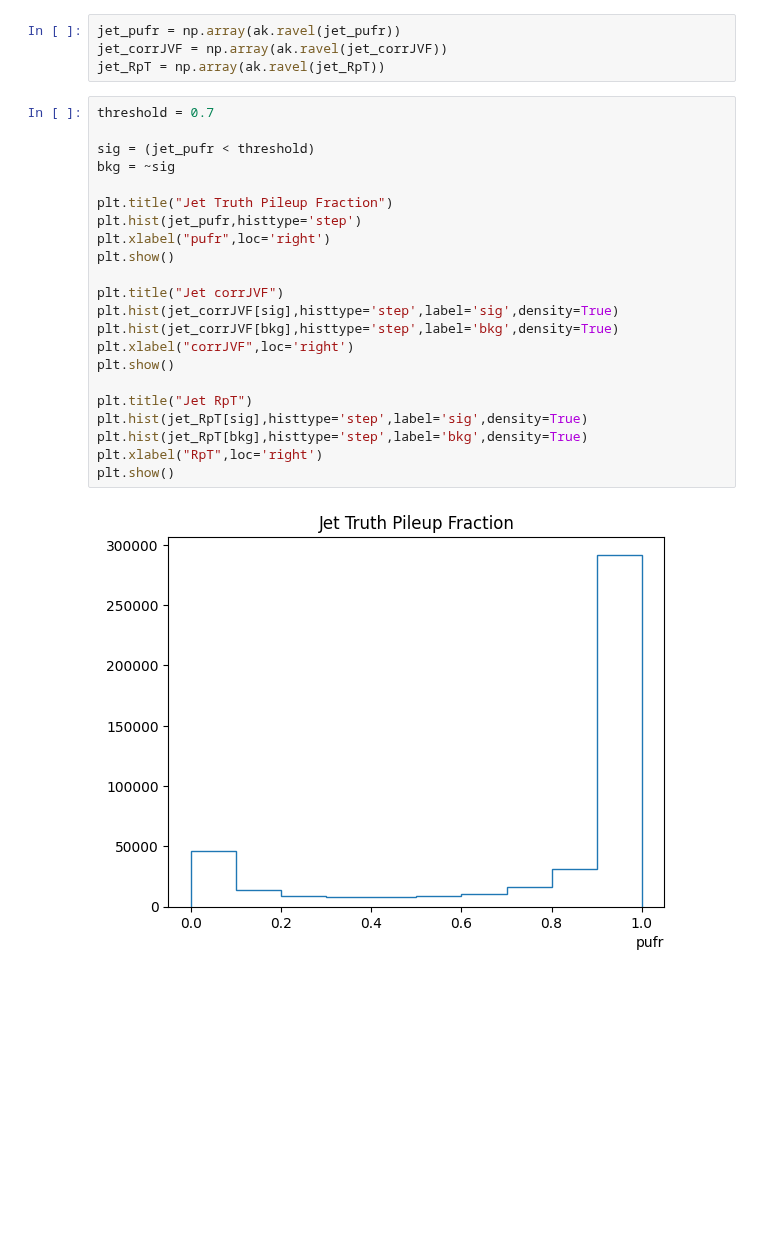
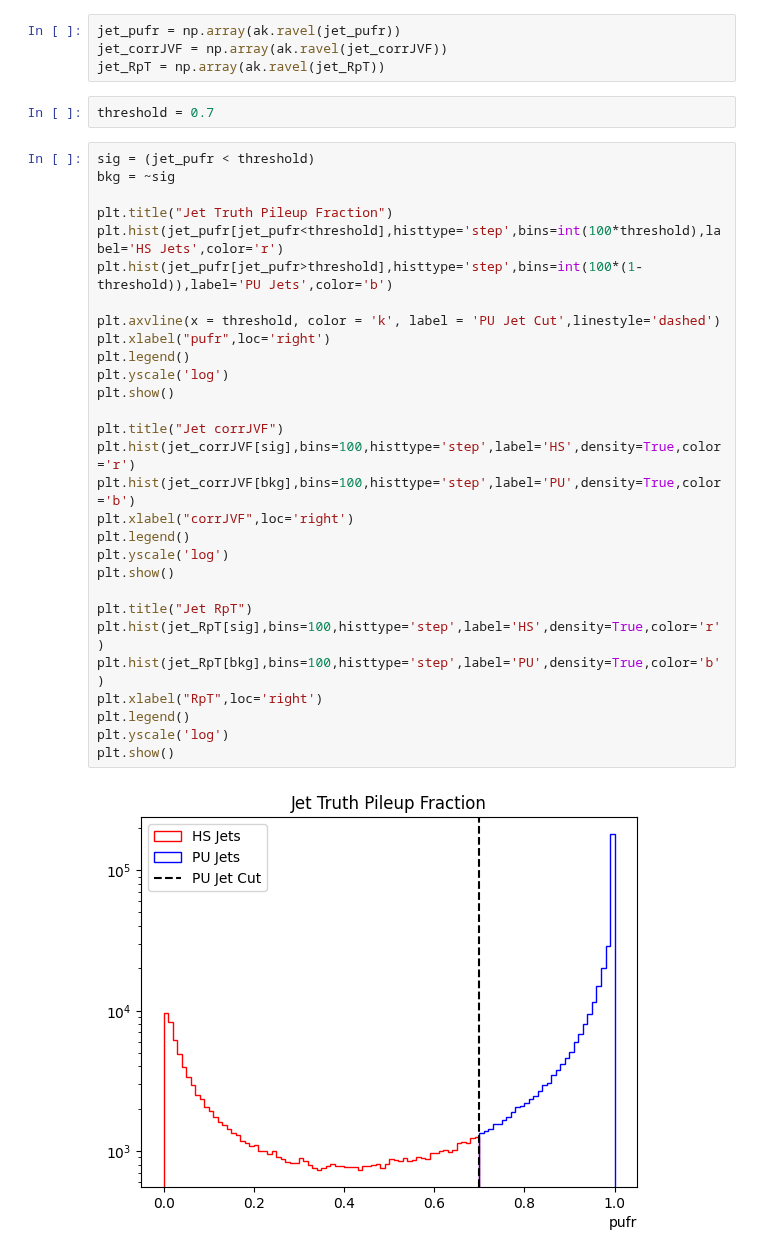
Before and after one commit to LukeV37/Pileup_Project, a Jupyter notebook: python/JVT_Benchmark.ipynb, the cells around one changed output. Drawn from its saved outputs; the diff is of its cells as text; blank space fills up the shorter version.

Commit message:
JVT Plots

```diff
--- a/python/JVT_Benchmark.ipynb
+++ b/python/JVT_Benchmark.ipynb
@@ -14,27 +14,36 @@ with uproot.open("../pythia/output/dataset_ttbar_mu60_NumEvents10000_MinJetpT25.
 jet_pufr = np.array(ak.ravel(jet_pufr))
 jet_corrJVF = np.array(ak.ravel(jet_corrJVF))
 jet_RpT = np.array(ak.ravel(jet_RpT))
+# %%
+threshold = 0.7
 # %%
-threshold = 0.7
-
 sig = (jet_pufr < threshold)
 bkg = ~sig
 
 plt.title("Jet Truth Pileup Fraction")
-plt.hist(jet_pufr,histtype='step')
+plt.hist(jet_pufr[jet_pufr<threshold],histtype='step',bins=int(100*threshold),label='HS Jets',color='r')
+plt.hist(jet_pufr[jet_pufr>threshold],histtype='step',bins=int(100*(1-threshold)),label='PU Jets',color='b')
+
+plt.axvline(x = threshold, color = 'k', label = 'PU Jet Cut',linestyle='dashed')
 plt.xlabel("pufr",loc='right')
+plt.legend()
+plt.yscale('log')
 plt.show()
 
 plt.title("Jet corrJVF")
-plt.hist(jet_corrJVF[sig],histtype='step',label='sig',density=True)
-plt.hist(jet_corrJVF[bkg],histtype='step',label='bkg',density=True)
+plt.hist(jet_corrJVF[sig],bins=100,histtype='step',label='HS',density=True,color='r')
+plt.hist(jet_corrJVF[bkg],bins=100,histtype='step',label='PU',density=True,color='b')
 plt.xlabel("corrJVF",loc='right')
+plt.legend()
+plt.yscale('log')
 plt.show()
 
 plt.title("Jet RpT")
-plt.hist(jet_RpT[sig],histtype='step',label='sig',density=True)
-plt.hist(jet_RpT[bkg],histtype='step',label='bkg',density=True)
+plt.hist(jet_RpT[sig],bins=100,histtype='step',label='HS',density=True,color='r')
+plt.hist(jet_RpT[bkg],bins=100,histtype='step',label='PU',density=True,color='b')
 plt.xlabel("RpT",loc='right')
+plt.legend()
+plt.yscale('log')
 plt.show()
 # %% [output]
-[figure, old version]
+[figure, new version]
```
Also changed, not shown: parts of 6 cells of this notebook.
